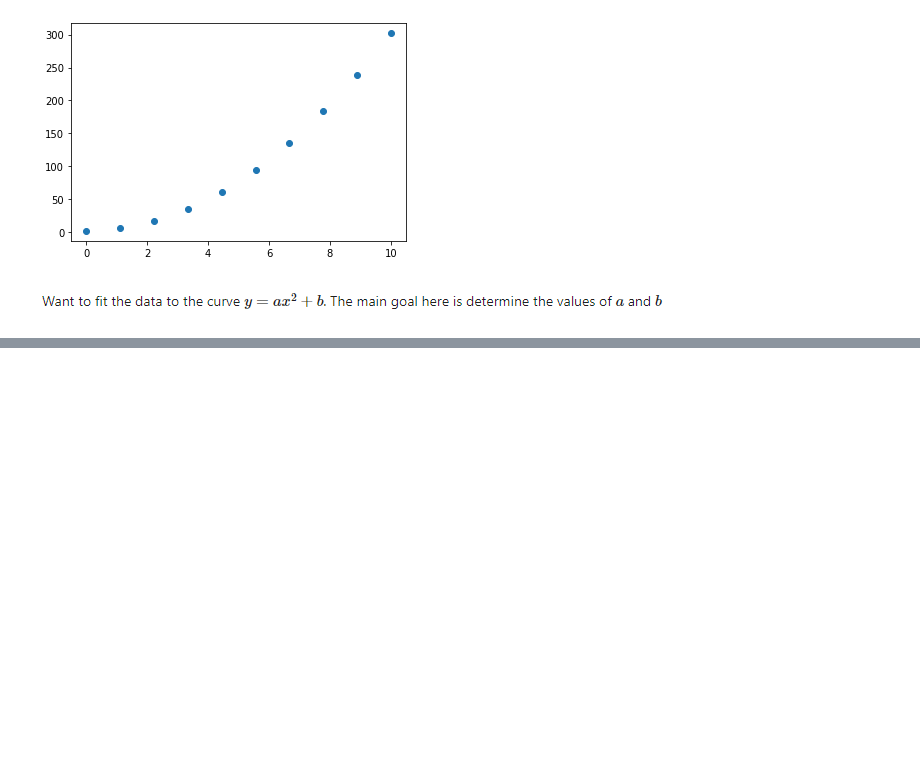
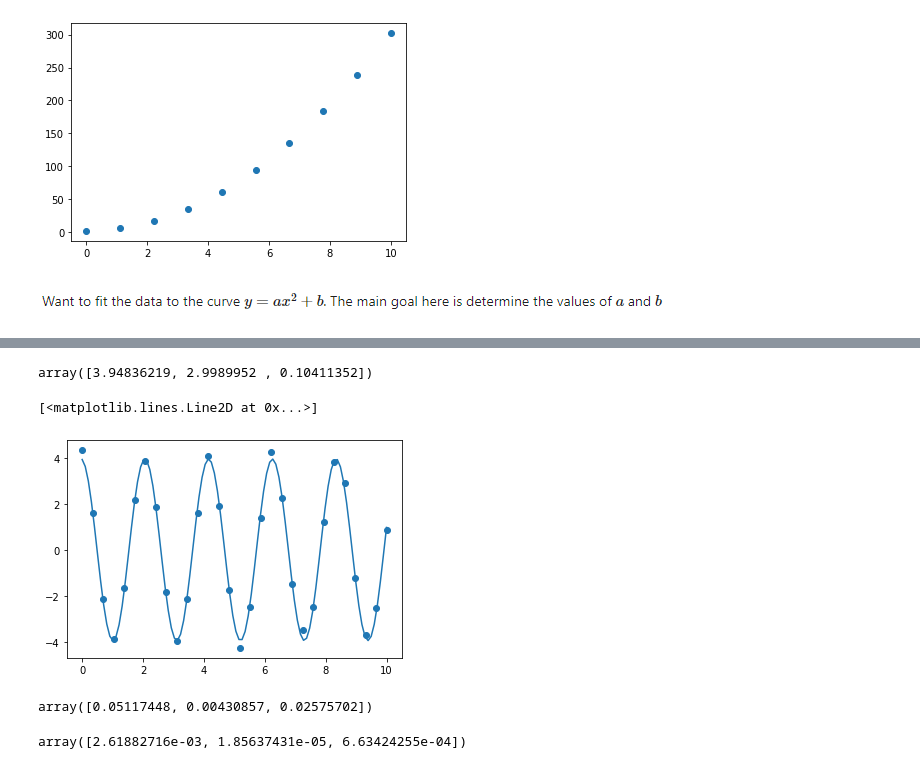
Before and after one commit to kausainshah/Scipy, a Jupyter notebook: Scipy.ipynb, the cells around one changed output, grey strips where cells are left out. Cells and saved outputs as stored; diff of their text form; code cells hidden in the pictures; blank space fills up the shorter version.

```diff
--- a/Scipy.ipynb
+++ b/Scipy.ipynb
@@ -95,3 +105,11 @@ plt.scatter(x_data, y_data)
 [figure]
 # %% [markdown]
 ![image.png](attachment:image.png)
+# %%
+from scipy.optimize import curve_fit
+
+def func(x, a, b):
+    return a*x**2 + b
+
+popt, pconv = curve_fit(func, x_data, y_data,)
+popt
@@ -97,0 +140,28 @@ plt.scatter(x_data, y_data)
+# %%
+from scipy.optimize import curve_fit
+
+def func(x, A, w, phi):
+    return A*(np.cos((w*x)+phi))
+
+popt, pconv = curve_fit(func, t_data, y_data, p0=(4, np.pi, 0))
+popt
+# %% [output]
+array([3.94836219, 2.9989952 , 0.10411352])
+# %%
+A, w, phi = popt
+t = np.linspace(0,10,100)
+y = func(t, A, w, phi)
+plt.scatter(t_data, y_data)
+plt.plot(t,y)
+# %% [output]
+[<matplotlib.lines.Line2D at 0x...>]
+[figure, added]
+# %%
+# Extimated Error
+np.sqrt(np.diag(pconv))
+# %% [output]
+array([0.05117448, 0.00430857, 0.02575702])
+# %%
+np.diag(pconv)
+# %% [output]
+array([2.61882716e-03, 1.85637431e-05, 6.63424255e-04])
```
Also changed, not shown: parts of 21 cells of this notebook.
